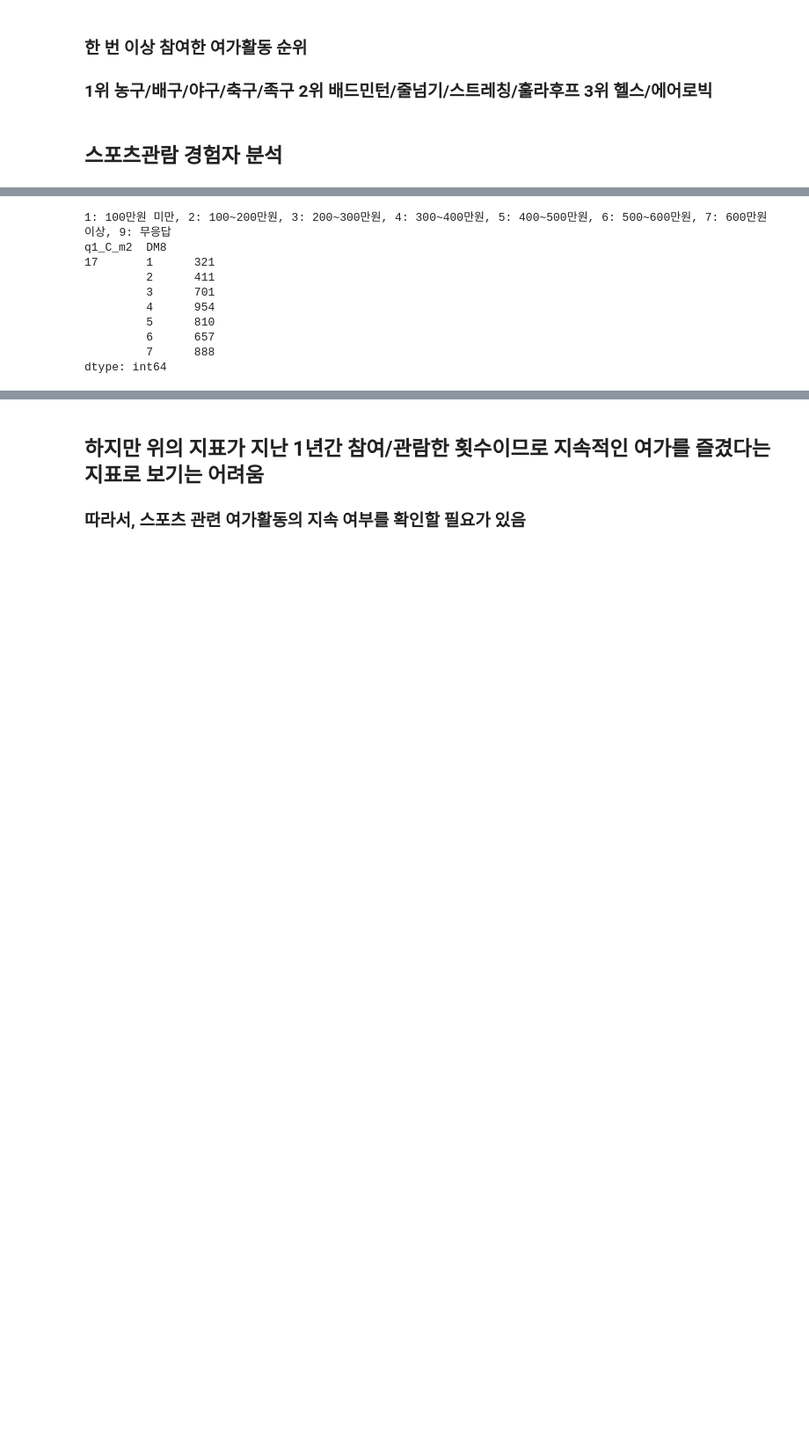
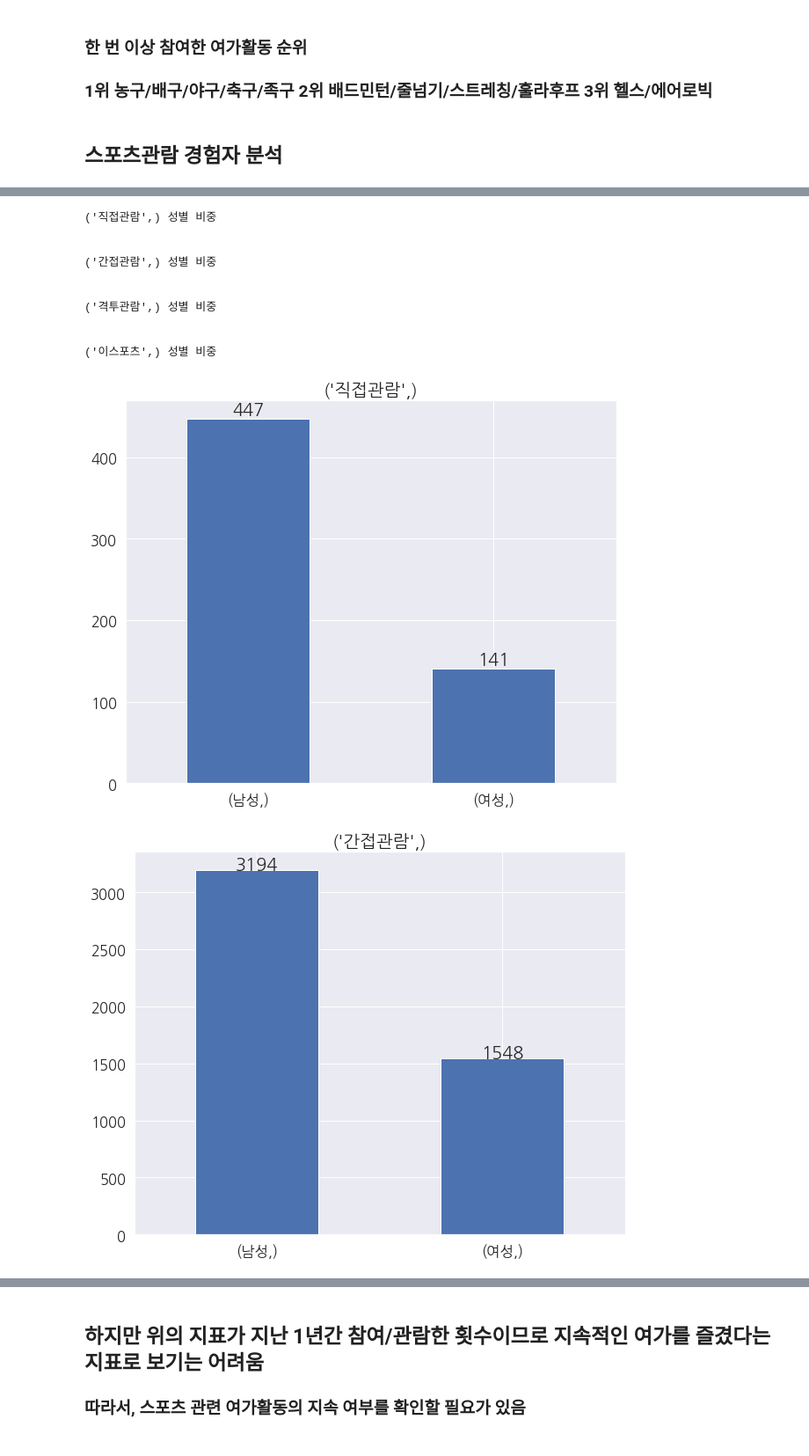
Before and after one commit to stat-thon/2022-project-sports-DATA-133, a Jupyter notebook: hobby.ipynb, the cells around one changed output, grey strips where cells are left out. Shown at 88% size. Cells and saved outputs as stored; diff of their text form; code cells hidden in the pictures; blank space fills up the shorter version.

```diff
--- a/hobby.ipynb
+++ b/hobby.ipynb
@@ -20,3 +20,18 @@ h21 = pd.DataFrame(h21)
 h21.shape
 # %% [output]
 (10049, 356)
+# %%
+# 의미있는 칼럼 리스트 생성
+sports_col = ['q1_C', 'q1_C_m2', 'q1_C_m3', 'q1_C_m4', 'q1_D']
+
+for i in range(17):
+    sports_col.append('q1_D_m' + str(i+2))
+
+sports_col.extend(['q6', 'q9', 'q11_1_C', 'q11_2_C', 'q11_1_D', 'q11_3_D', 'q12_1_C', 'q12_2_C', 'q12_1_D', 'q12_3_D'])
+
+sports_col.extend(['q45', 'q45_1', 'q45_2', 'q47'])
+
+for i in range(12):
+    sports_col.append('DM' + str(i+1))
+
+print(len(sports_col))
@@ -301,18 +178,35 @@ dtype: int64
-# %%
-print('1: 100만원 미만, 2: 100~200만원, 3: 200~300만원, 4: 300~400만원, 5: 400~500만원, 6: 500~600만원, 7: 600만원 이상, 9: 무응답')
-print(only_watch[['q1_C_m2', 'DM8']].value_counts(sort = False))
-
-# 월 200만원 미만의 소득을 갖는 가구는 간접관람 경험도 적음
-# 상대적으로 소득이 적은 가구는 스포츠 관람에 여유를 갖기 힘들수도 있으나 인과관계는 불분명
-# 학생 1인가구
-# %% [output]
-1: 100만원 미만, 2: 100~200만원, 3: 200~300만원, 4: 300~400만원, 5: 400~500만원, 6: 500~600만원, 7: 600만원 이상, 9: 무응답
-q1_C_m2  DM8
-17       1      321
-         2      411
-         3      701
-         4      954
-         5      810
-         6      657
-         7      888
-dtype: int64
+# %%
+for i, col in enumerate(sports_watch_col):
+
+    sports_watch.index = [['직접관람', '간접관람', '격투관람', '이스포츠']]
+    print(sports_watch.index[i],'성별 비중')
+    title = sports_watch.index[i]
+    watch_gender = only_watch[[col, 'DM1']].value_counts(sort = False)
+    watch_gender.index = [['남성', '여성']]
+
+    sns.set(font_scale = 1.5)
+    plt.rc("font", family = "NanumGothic") # 한글깨짐 방지
+    plt.figure(figsize = (10, 8))
+    ax = watch_gender.plot(kind = 'bar')
+    plt.xticks(rotation = 0)
+    ax.set_title(title, fontsize = 20)
+    for p in ax.patches:
+        height = p.get_height()
+        ax.text(p.get_x() + p.get_width() / 2., height + 5, height, ha = 'center', size = 20)
+
+    ax.set_xlabel('');  # semicolon suppresses text output
+
+    print('\n')
+# %% [output]
+('직접관람',) 성별 비중
+
+
+('간접관람',) 성별 비중
+
+
+('격투관람',) 성별 비중
+
+
+('이스포츠',) 성별 비중
+[figure, added]
+[figure, added]
```
Also changed, not shown: parts of 41 cells of this notebook, 3 other files.
